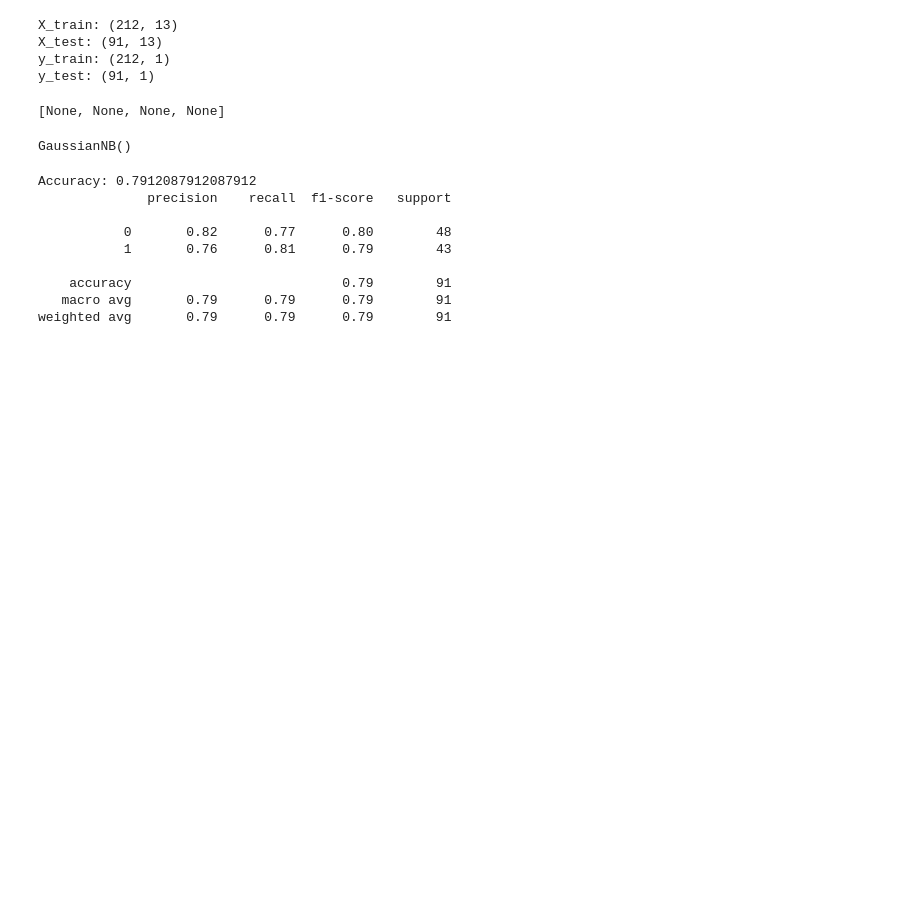
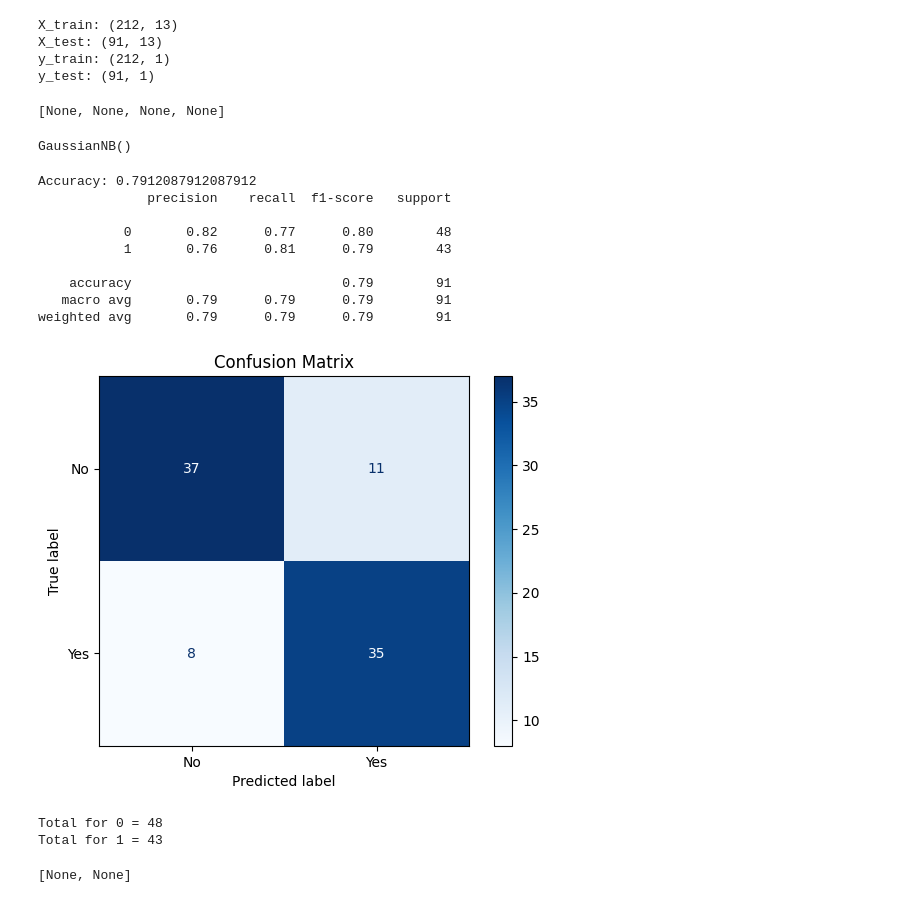
Before and after one commit to twobunnyrabbit/Python-Machine-Learning-by-Example-Fourth-Edition, a Jupyter notebook: ch2/heart_disease.ipynb, the cells around one changed output. Saved outputs shown, nothing was run; the diff lists cells and outputs as text; code cells hidden in the pictures; blank space fills up the shorter version.

```diff
--- a/ch2/heart_disease.ipynb
+++ b/ch2/heart_disease.ipynb
@@ -782,3 +762,28 @@ Accuracy: 0.7912087912087912
     accuracy                           0.79        91
    macro avg       0.79      0.79      0.79        91
 weighted avg       0.79      0.79      0.79        91
+# %%
+import matplotlib.pyplot as plt
+from sklearn.metrics import confusion_matrix, ConfusionMatrixDisplay
+
+# Calculate the confusion matrix
+cm = confusion_matrix(y_test, y_pred)
+
+# Display the confusion matrix
+# Use model.classes_ to ensure the labels (0 and 1) are displayed correctly
+display_labels = ["No", "Yes"]
+disp = ConfusionMatrixDisplay(confusion_matrix=cm, display_labels=display_labels)
+disp.plot(cmap=plt.cm.Blues) # You can choose different color maps like 'viridis', 'plasma', etc.
+plt.title('Confusion Matrix')
+plt.show()
+# %% [output]
+[figure, added]
+# %%
+def out(x: np.ndarray, value: int) -> None:
+    print(f'Total for {value} = {(x == value).sum()}')
+
+list(map(lambda num: out(y_test, num), [0, 1]))
+# %% [output]
+Total for 0 = 48
+Total for 1 = 43
+[None, None]
```
Also changed, not shown: parts of 5 cells of this notebook.
